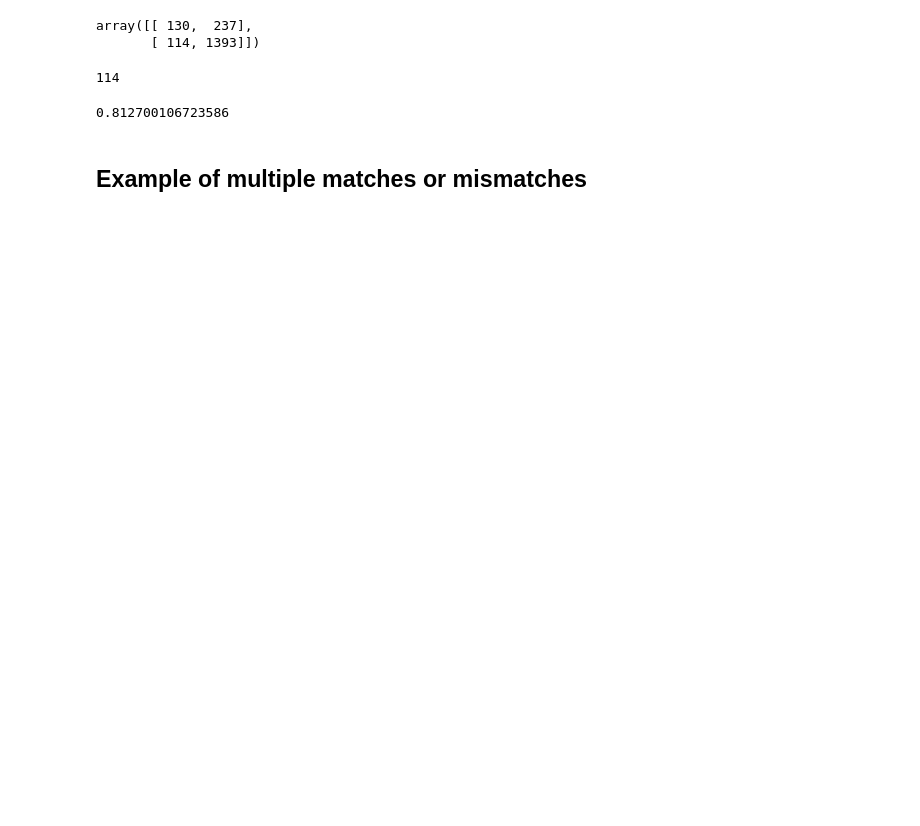
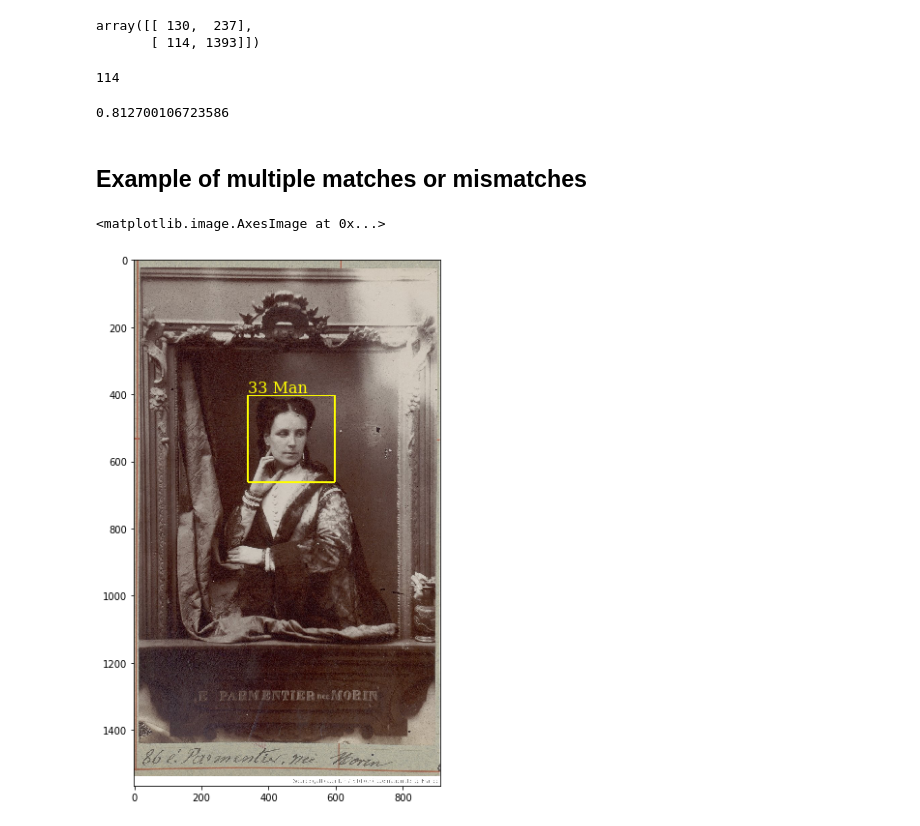
Before and after one commit to liabifano/humans-of-paris-1900, a Jupyter notebook: notebooks/extracting age and gender.ipynb, the cells around one changed output. Drawn from its saved outputs; the diff is of its cells as text; code cells hidden in the pictures; blank space fills up the shorter version.

```diff
--- a/notebooks/extracting age and gender.ipynb
+++ b/notebooks/extracting age and gender.ipynb
@@ -324,13 +315,16 @@ df_evaluate
 # %%
 font = {'family': 'serif',
         'color':  'yellow',
         'weight': 'normal',
         'size': 16,
         }
-img = get_image(df_evaluate.id[1296])
+img = get_image(age_gender_lables.id[1296])
 
-for detect in [age_gender_lables[1296]]:
-    gender =  'Woman' if detect['gender'] > .5 else 'Man'
+for detect in [age_gender_lables.iloc[1296]]:
+    gender =  'Woman' if detect['gender_estimated'] > .5 else 'Man'
     plt.figure(figsize=(10, 10))
     plt.text(detect['left'], detect['top']-10, str(detect['age'])[:2] + ' ' + gender, fontdict=font)
-    plt.imshow(cv2.rectangle(img, (detect['left'], detect['top']), (detect['right'], detect['bottom']), (255, 255, 0), 3))
+plt.imshow(cv2.rectangle(img, (int(detect['left']), int(detect['top'])), (int(detect['right']), int(detect['bottom'])), (255, 255, 0), 3))
+# %% [output]
+<matplotlib.image.AxesImage at 0x...>
+[figure, added]
```
Also changed, not shown: parts of 17 cells of this notebook, 11 other files.
